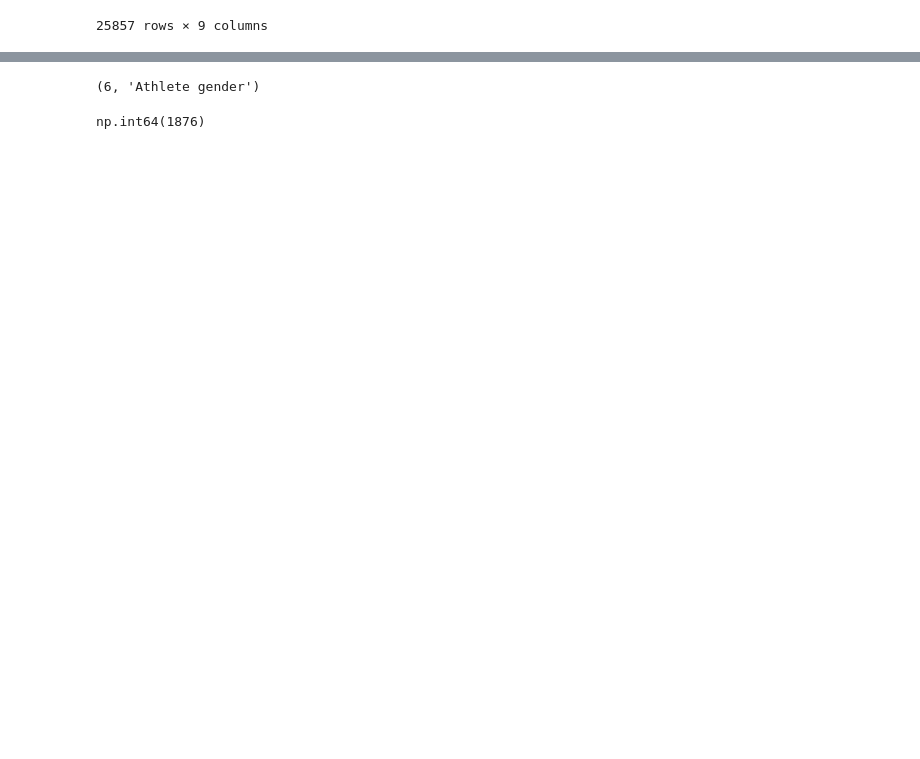
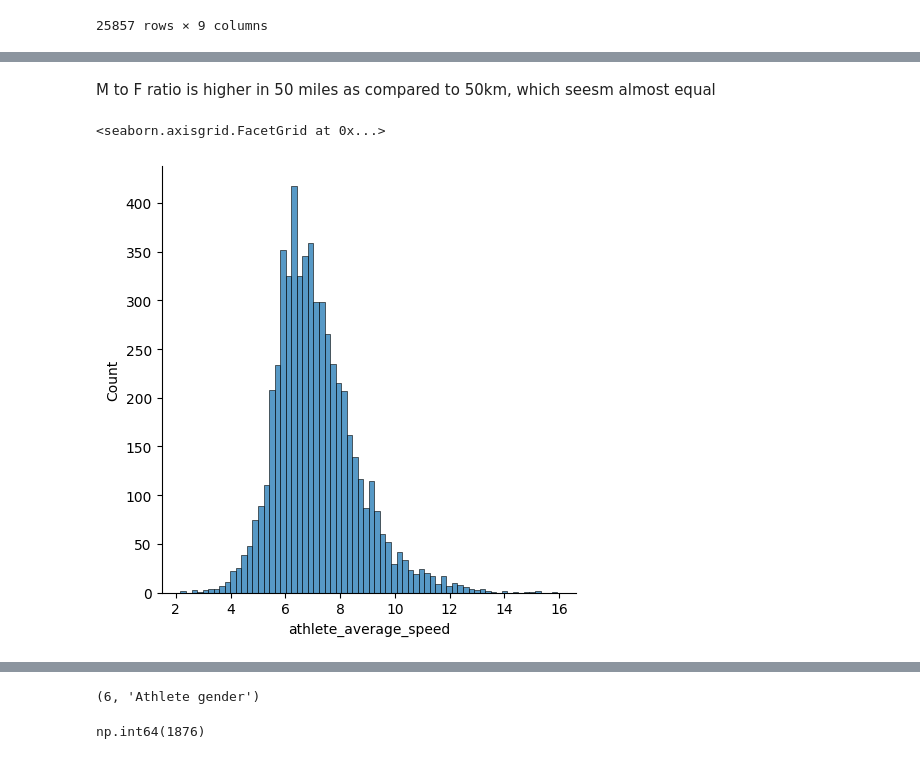
Before and after one commit to corpsedust/Python_Stuff, a Jupyter notebook: EDA_Project_1.ipynb, the cells around one changed output, grey strips where cells are left out. Cells and saved outputs as stored; diff of their text form; code cells hidden in the pictures; blank space fills up the shorter version.

```diff
--- a/EDA_Project_1.ipynb
+++ b/EDA_Project_1.ipynb
@@ -616,0 +650,7 @@ df3[df3["race_name"] == "Everglades 50 Mile Ultra Run "]
+# %% [markdown]
+M to F ratio is higher in 50 miles as  compared to 50km, which seesm almost equal
+# %%
+sns.displot(df3[df3['race_length'] == "50mi"]['athlete_average_speed'])
+# %% [output]
+<seaborn.axisgrid.FacetGrid at 0x...>
+[figure, added]
```
Also changed, not shown: parts of 23 cells of this notebook.
